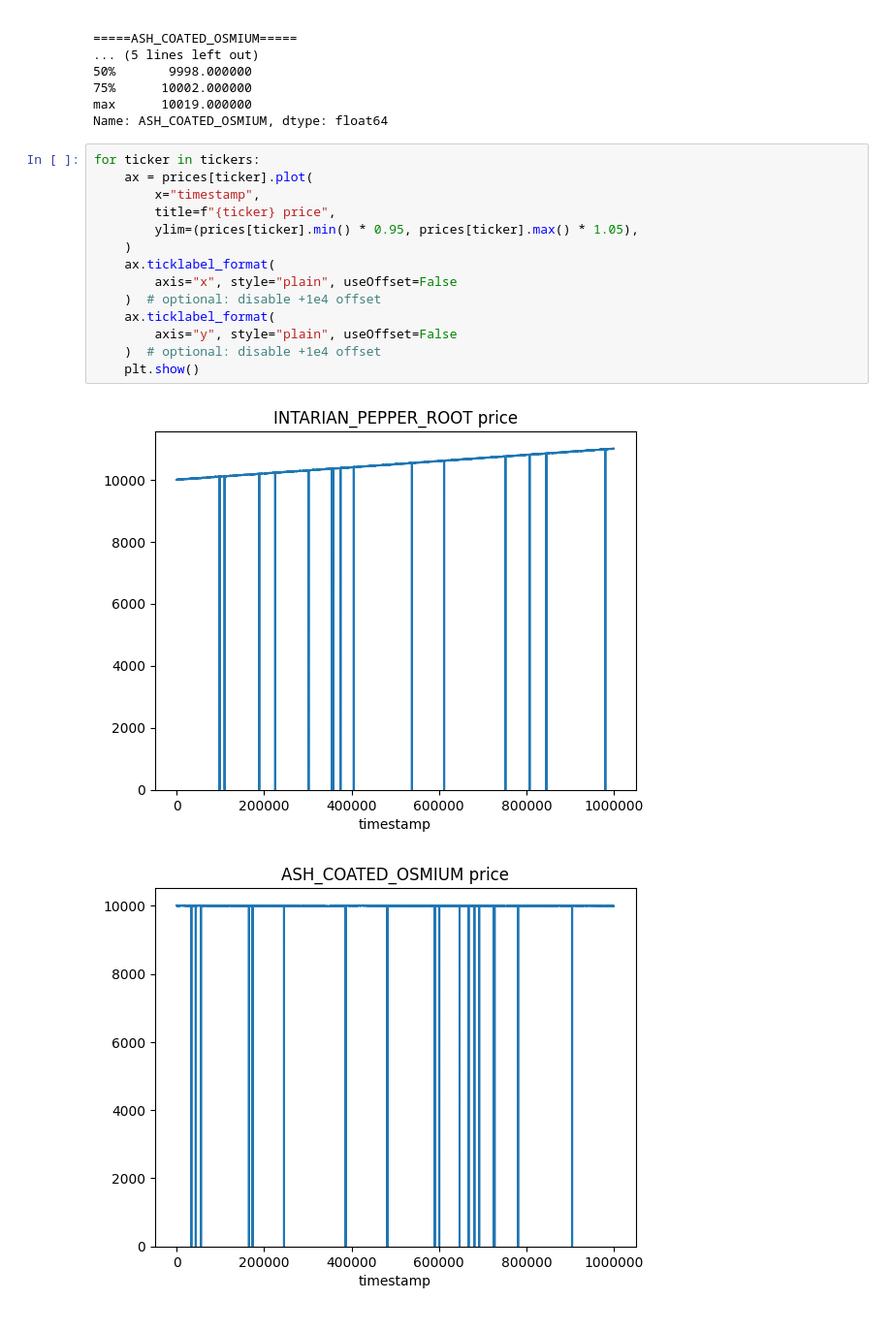
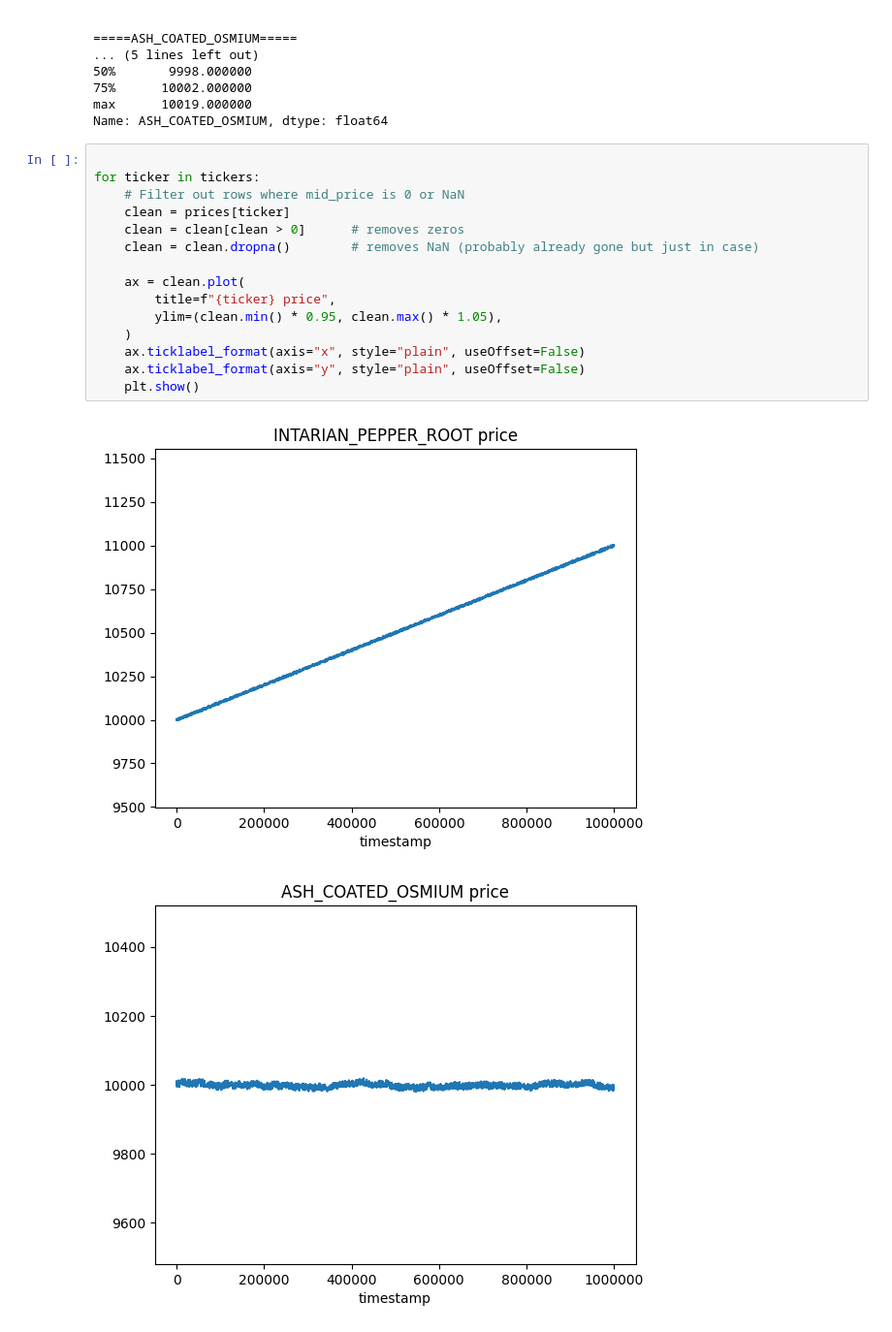
Before and after one commit to dcatalim/IMC-Prosperity-4, a Jupyter notebook: analysis.ipynb, the cells around one changed output. Shown at 97% size. Cells and saved outputs as stored; diff of their text form.

```diff
--- a/analysis.ipynb
+++ b/analysis.ipynb
@@ -43,19 +43,20 @@ Name: INTARIAN_PEPPER_ROOT, dtype: float64
 max      10019.000000
 Name: ASH_COATED_OSMIUM, dtype: float64
 # %%
+
 for ticker in tickers:
-    ax = prices[ticker].plot(
-        x="timestamp",
+    # Filter out rows where mid_price is 0 or NaN
+    clean = prices[ticker]
+    clean = clean[clean > 0]      # removes zeros
+    clean = clean.dropna()        # removes NaN (probably already gone but just in case)
+
+    ax = clean.plot(
         title=f"{ticker} price",
-        ylim=(prices[ticker].min() * 0.95, prices[ticker].max() * 1.05),
+        ylim=(clean.min() * 0.95, clean.max() * 1.05),
     )
-    ax.ticklabel_format(
-        axis="x", style="plain", useOffset=False
-    )  # optional: disable +1e4 offset
-    ax.ticklabel_format(
-        axis="y", style="plain", useOffset=False
-    )  # optional: disable +1e4 offset
+    ax.ticklabel_format(axis="x", style="plain", useOffset=False)
+    ax.ticklabel_format(axis="y", style="plain", useOffset=False)
     plt.show()
 # %% [output]
-[figure, old version]
+[figure, new version]
-[figure, old version]
+[figure, new version]
```
